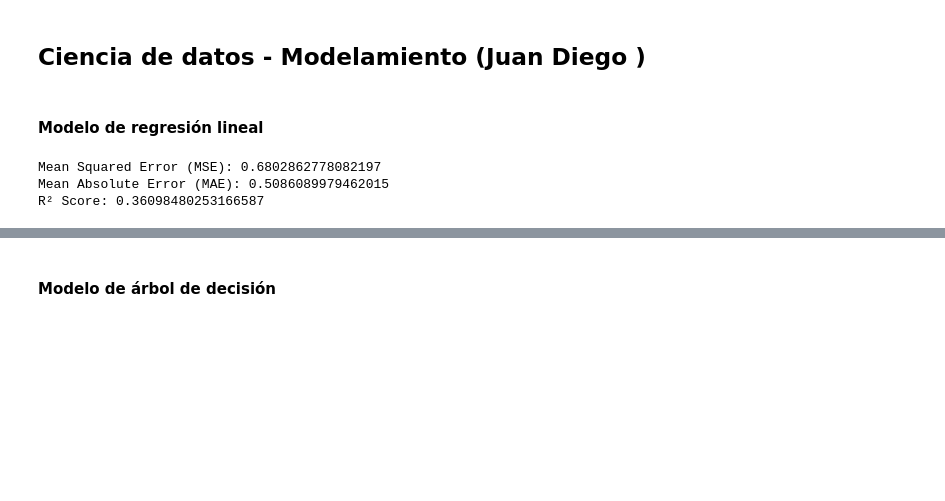
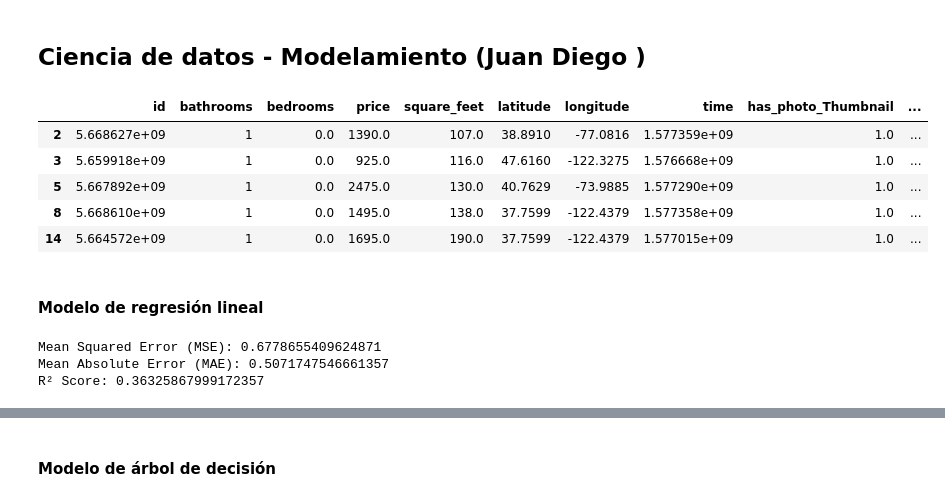
Before and after one commit to ManuelaLizcano/BS-Proyecto1, a Jupyter notebook: Proyecto1/proyecto1.ipynb, the cells around one changed output, grey strips where cells are left out. Drawn from its saved outputs; the diff is of its cells as text; code cells hidden in the pictures; blank space fills up the shorter version.

```diff
--- a/Proyecto1/proyecto1.ipynb
+++ b/Proyecto1/proyecto1.ipynb
@@ -528,6 +529,16 @@ Relación entre características numéricas y objetivo:
 'df1 = df1.drop("source", axis=1)'
 # %% [markdown]
 ## Ciencia de datos - Modelamiento (Juan Diego )
+# %%
+exportar = df1.copy()
+exportar.head()
+# %% [output]
+|  | id | bathrooms | bedrooms | price | square_feet | latitude | longitude | time | has_photo_Thumbnail | ... |
+| 2 | 5.668627e+09 | 1 | 0.0 | 1390.0 | 107.0 | 38.8910 | -77.0816 | 1.577359e+09 | 1.0 | ... |
+| 3 | 5.659918e+09 | 1 | 0.0 | 925.0 | 116.0 | 47.6160 | -122.3275 | 1.576668e+09 | 1.0 | ... |
+| 5 | 5.667892e+09 | 1 | 0.0 | 2475.0 | 130.0 | 40.7629 | -73.9885 | 1.577290e+09 | 1.0 | ... |
+| 8 | 5.668610e+09 | 1 | 0.0 | 1495.0 | 138.0 | 37.7599 | -122.4379 | 1.577358e+09 | 1.0 | ... |
+| 14 | 5.664572e+09 | 1 | 0.0 | 1695.0 | 190.0 | 37.7599 | -122.4379 | 1.577015e+09 | 1.0 | ... |
 # %% [markdown]
 #### Modelo de regresión lineal
 # %%
@@ -538,11 +549,17 @@ from sklearn.linear_model import LinearRegression
 from sklearn.metrics import mean_squared_error, mean_absolute_error, r2_score
 from sklearn.preprocessing import StandardScaler
 
-scaler=StandardScaler()
+# Separar la columna 'id' antes de escalar
+id_column = df1['id']
+df1 = df1.drop('id', axis=1)
+
+# Escalar las características
+scaler = StandardScaler()
 feat = df1.columns
 df1[feat] = scaler.fit_transform(df1[feat])
-df1 = pd.DataFrame(scaler.fit_transform(df1), columns=df1.columns)
 
+# Volver a añadir la columna 'id'
+df1['id'] = id_column
 
 x = df1.drop("price", axis=1)
 y = df1["price"]
@@ -553,7 +570,7 @@ X_train, X_test, y_train, y_test = train_test_split(x, y, test_size=0.3, random_
 model_1 = LinearRegression()
 model_1.fit(X_train, y_train)
 
-#  predicciones
+# Predicciones
 y_pred = model_1.predict(X_test)
 
 # Evaluar el modelo con métricas correctas
@@ -566,6 +583,6 @@ print(f"Mean Squared Error (MSE): {mse}")
 print(f"Mean Absolute Error (MAE): {mae}")
 print(f"R² Score: {r2}")
 # %% [output]
-Mean Squared Error (MSE): 0.6802862778082197
-Mean Absolute Error (MAE): 0.5086089979462015
-R² Score: 0.36098480253166587
+Mean Squared Error (MSE): 0.6778655409624871
+Mean Absolute Error (MAE): 0.5071747546661357
+R² Score: 0.36325867999172357
```
Also changed, not shown: parts of 16 cells of this notebook, 1 other file.
